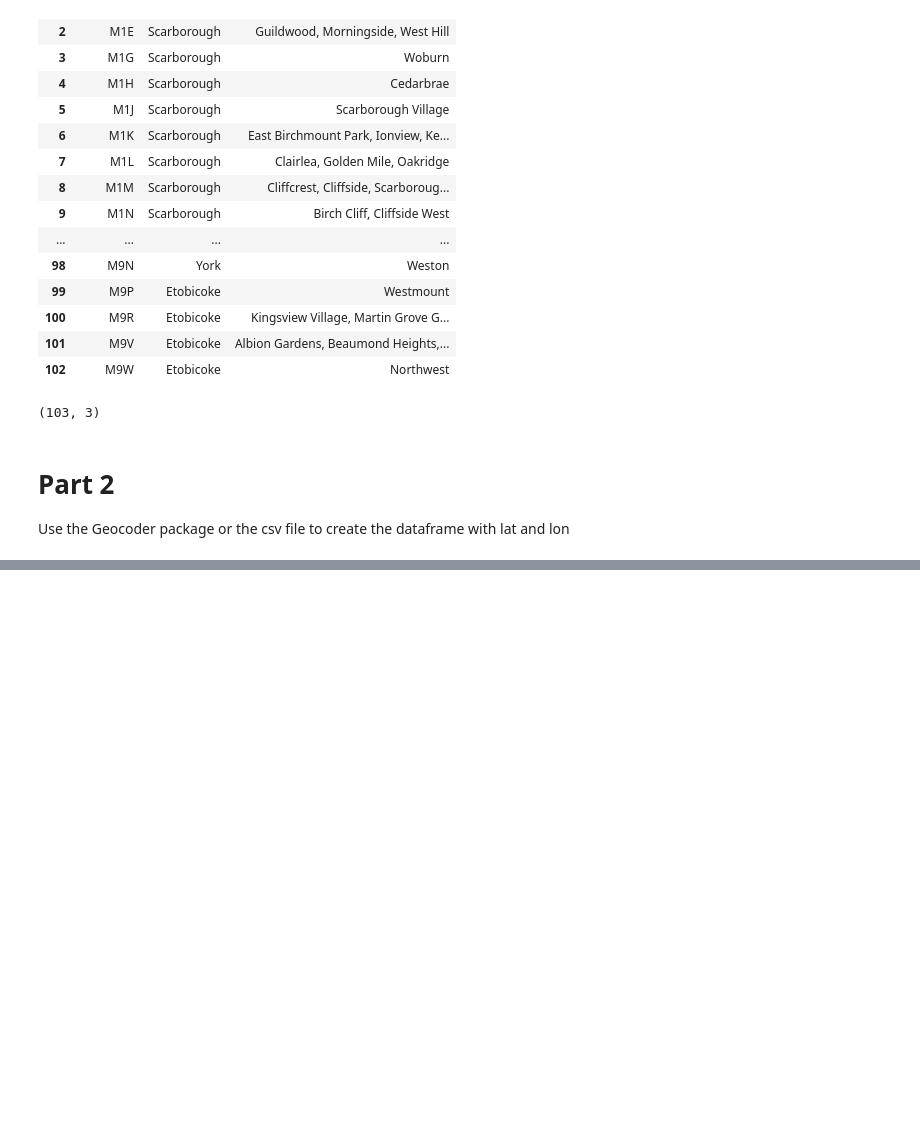
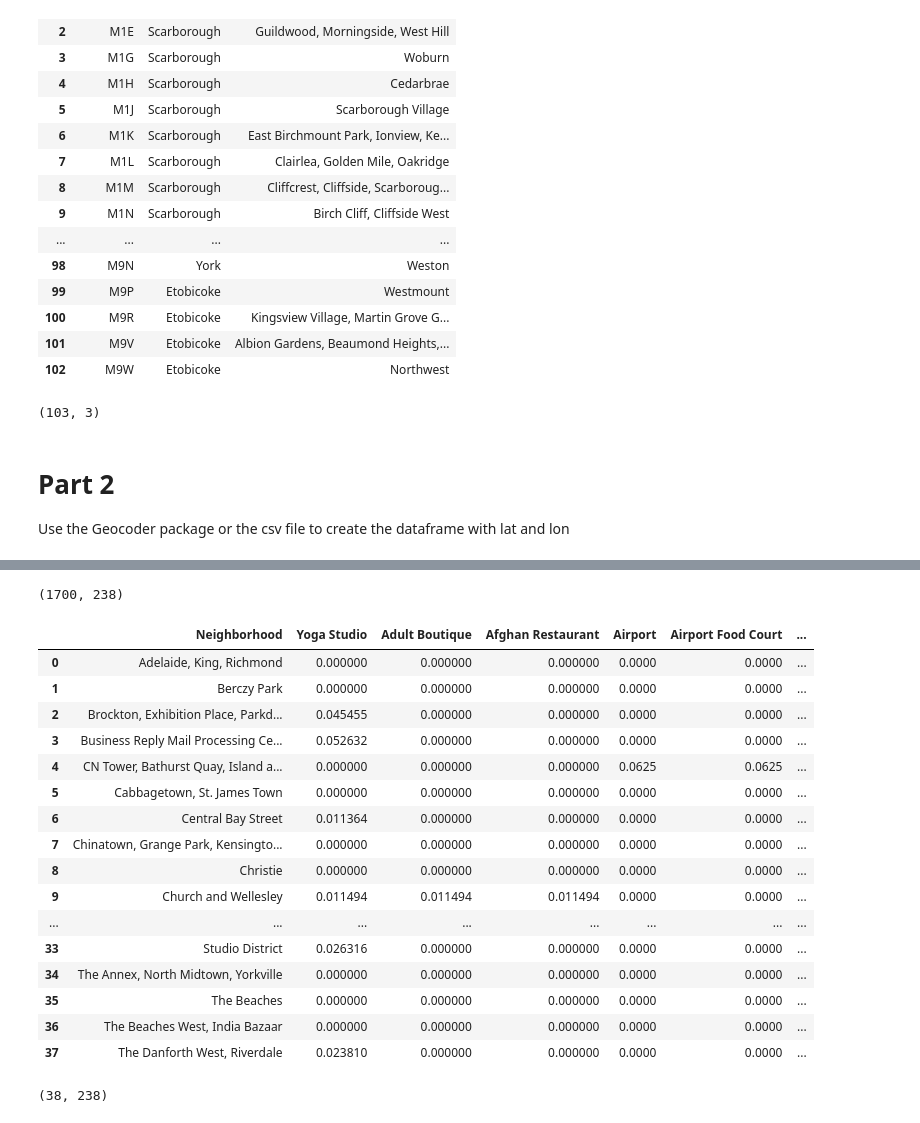
Before and after one commit to 16EKCA/Coursera_Capstone, a Jupyter notebook: ClusteringNeighborhoods.ipynb, the cells around one changed output, grey strips where cells are left out. Drawn from its saved outputs; the diff is of its cells as text; code cells hidden in the pictures; blank space fills up the shorter version.

```diff
--- a/ClusteringNeighborhoods.ipynb
+++ b/ClusteringNeighborhoods.ipynb
@@ -129,0 +179,9 @@ dfnew=dfnew[]
+# %%
+import folium
+address = 'Toronto, Canada'
+
+geolocator = Nominatim(user_agent="toronto_explorer")
+location = geolocator.geocode(address)
+latitude = location.latitude
+longitude = location.longitude
+print('The geograpical coordinate of Toronto are {}, {}.'.format(latitude, longitude))
@@ -129,0 +212,8 @@ dfnew=dfnew[]
+# %%
+CLIENT_ID = 'ZSU3XCJGTUVPPSQVE1NL1C003AFO2SF22Q5EMTHOA2FNCYVO' # your Foursquare ID
+CLIENT_SECRET = 'YQFWAW0GCGTMC33OMPPOYHNOXC3WJ0OGCZ0K3FT1VEPGJTPH' # your Foursquare Secret
+VERSION = '20180605' # Foursquare API version
+
+print('Your credentails:')
+print('CLIENT_ID: ' + CLIENT_ID)
+print('CLIENT_SECRET:' + CLIENT_SECRET)
@@ -129,0 +266,5 @@ dfnew=dfnew[]
+# %%
+toronto_venues = getNearbyVenues(names=dfnew['Neighbourhood'],
+                                   latitudes=dfnew['Latitude'],
+                                   longitudes=dfnew['Longitude']
+                                  )
@@ -129,0 +334,12 @@ dfnew=dfnew[]
+# %%
+# one hot encoding
+t_onehot = pd.get_dummies(toronto_venues[['Venue Category']], prefix="", prefix_sep="")
+
+# add neighborhood column back to dataframe
+t_onehot['Neighborhood'] = toronto_venues['Neighborhood']
+
+# move neighborhood column to the first column
+fixed_columns = [t_onehot.columns[-1]] + list(t_onehot.columns[:-1])
+t_onehot = t_onehot[fixed_columns]
+
+t_onehot.head()
@@ -129,0 +353,29 @@ dfnew=dfnew[]
+# %%
+t_onehot.shape
+# %% [output]
+(1700, 238)
+# %%
+t_grouped = t_onehot.groupby('Neighborhood').mean().reset_index()
+t_grouped
+# %% [output]
+|  | Neighborhood | Yoga Studio | Adult Boutique | Afghan Restaurant | Airport | Airport Food Court | ... |
+| 0 | Adelaide, King, Richmond | 0.000000 | 0.000000 | 0.000000 | 0.0000 | 0.0000 | ... |
+| 1 | Berczy Park | 0.000000 | 0.000000 | 0.000000 | 0.0000 | 0.0000 | ... |
+| 2 | Brockton, Exhibition Place, Parkd... | 0.045455 | 0.000000 | 0.000000 | 0.0000 | 0.0000 | ... |
+| 3 | Business Reply Mail Processing Ce... | 0.052632 | 0.000000 | 0.000000 | 0.0000 | 0.0000 | ... |
+| 4 | CN Tower, Bathurst Quay, Island a... | 0.000000 | 0.000000 | 0.000000 | 0.0625 | 0.0625 | ... |
+| 5 | Cabbagetown, St. James Town | 0.000000 | 0.000000 | 0.000000 | 0.0000 | 0.0000 | ... |
+| 6 | Central Bay Street | 0.011364 | 0.000000 | 0.000000 | 0.0000 | 0.0000 | ... |
+| 7 | Chinatown, Grange Park, Kensingto... | 0.000000 | 0.000000 | 0.000000 | 0.0000 | 0.0000 | ... |
+| 8 | Christie | 0.000000 | 0.000000 | 0.000000 | 0.0000 | 0.0000 | ... |
+| 9 | Church and Wellesley | 0.011494 | 0.011494 | 0.011494 | 0.0000 | 0.0000 | ... |
+| ... | ... | ... | ... | ... | ... | ... | ... |
+| 33 | Studio District | 0.026316 | 0.000000 | 0.000000 | 0.0000 | 0.0000 | ... |
+| 34 | The Annex, North Midtown, Yorkville | 0.000000 | 0.000000 | 0.000000 | 0.0000 | 0.0000 | ... |
+| 35 | The Beaches | 0.000000 | 0.000000 | 0.000000 | 0.0000 | 0.0000 | ... |
+| 36 | The Beaches West, India Bazaar | 0.000000 | 0.000000 | 0.000000 | 0.0000 | 0.0000 | ... |
+| 37 | The Danforth West, Riverdale | 0.023810 | 0.000000 | 0.000000 | 0.0000 | 0.0000 | ... |
+# %%
+t_grouped.shape
+# %% [output]
+(38, 238)
```
Also changed, not shown: parts of 25 cells of this notebook.
